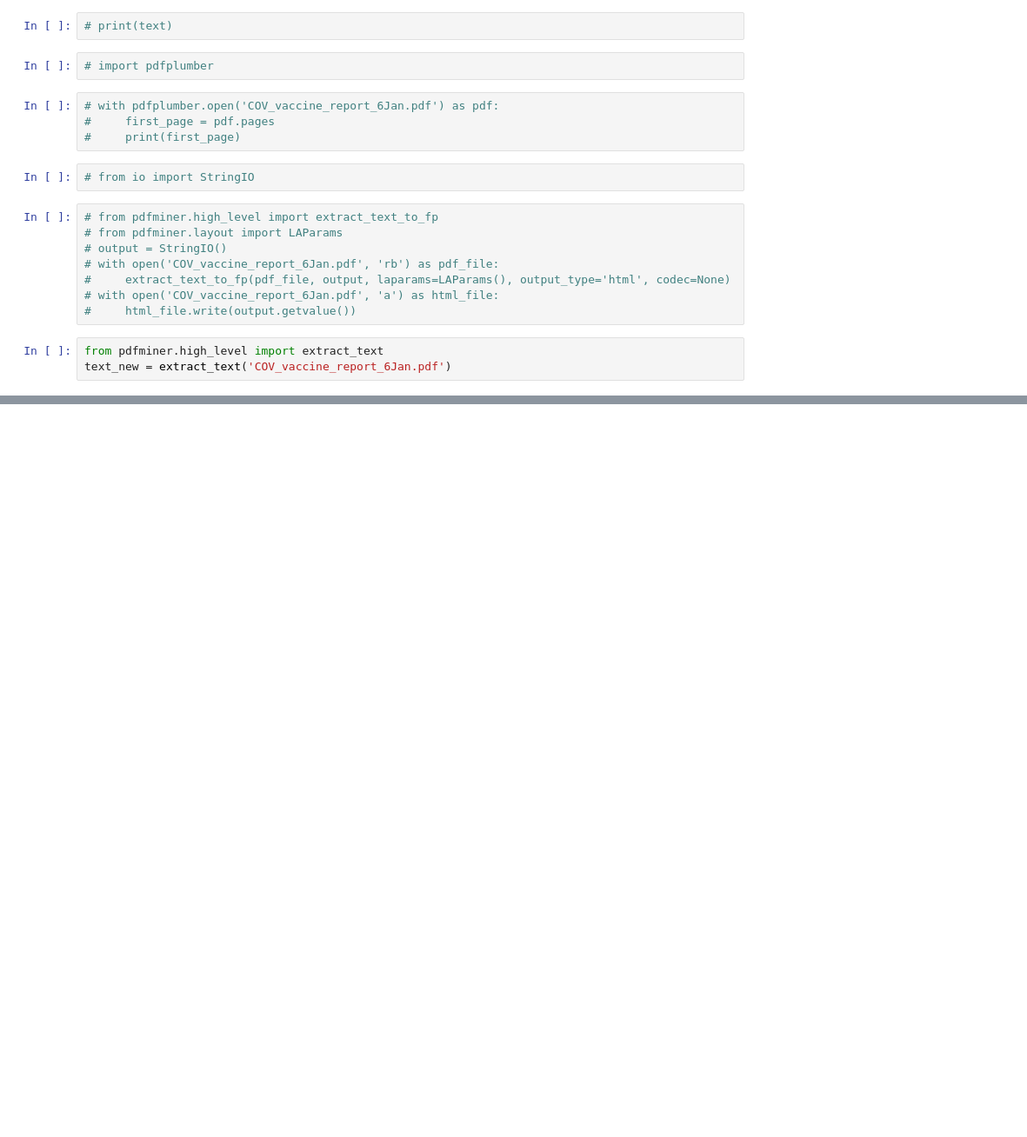
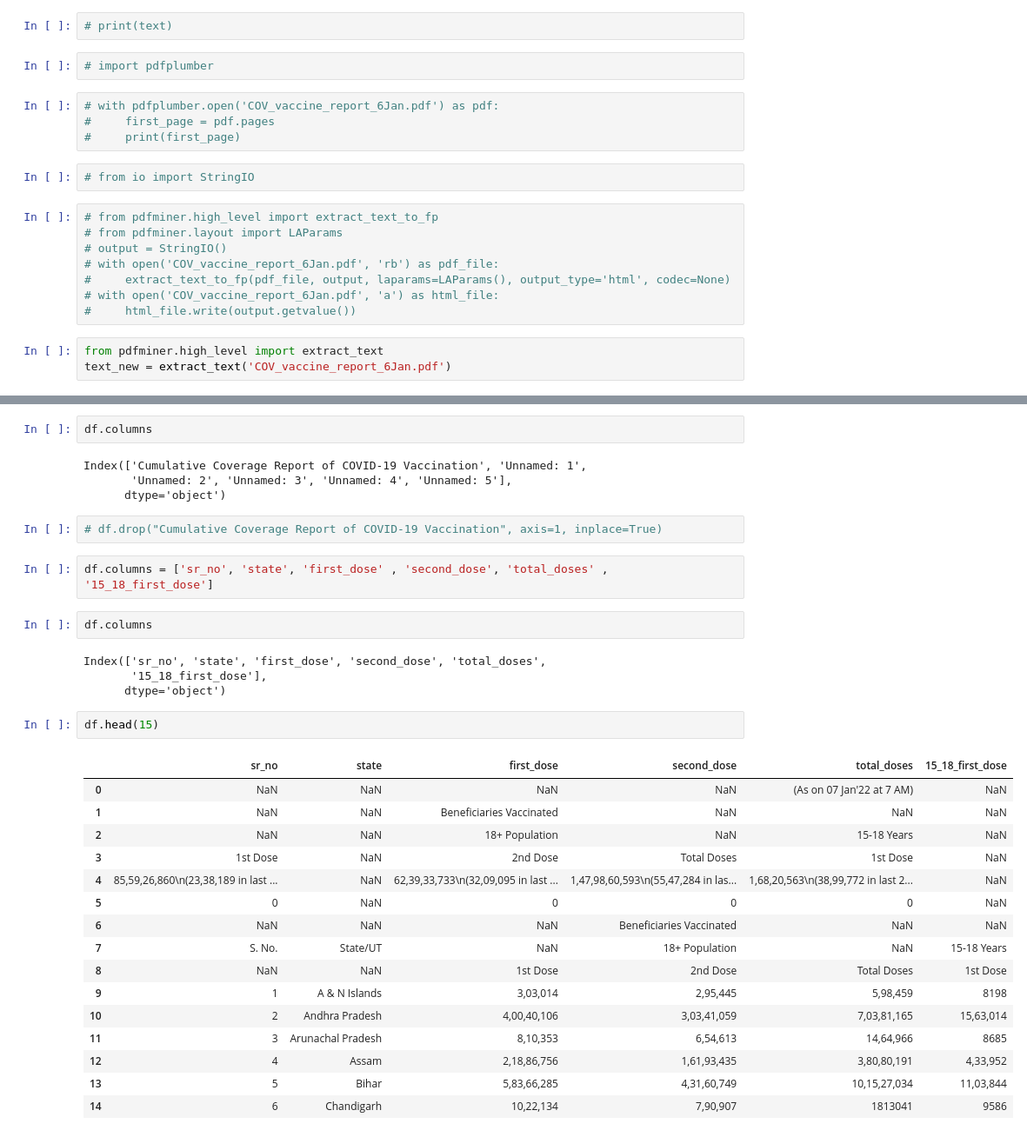
Before and after one commit to areenaarora/india-covid-analysis, a Jupyter notebook: vaccine-numbers.ipynb, the cells around one changed output, grey strips where cells are left out. Shown at 87% size. Drawn from its saved outputs; the diff is of its cells as text; blank space fills up the shorter version.

```diff
--- a/vaccine-numbers.ipynb
+++ b/vaccine-numbers.ipynb
@@ -68,0 +60,35 @@ Beneficiaries Vaccinated
+# %%
+df.columns
+# %% [output]
+Index(['Cumulative Coverage Report of COVID-19 Vaccination', 'Unnamed: 1',
+       'Unnamed: 2', 'Unnamed: 3', 'Unnamed: 4', 'Unnamed: 5'],
+      dtype='object')
+# %%
+# df.drop("Cumulative Coverage Report of COVID-19 Vaccination", axis=1, inplace=True)
+# %%
+df.columns = ['sr_no', 'state', 'first_dose' , 'second_dose', 'total_doses' , '15_18_first_dose']
+# %%
+df.columns
+# %% [output]
+Index(['sr_no', 'state', 'first_dose', 'second_dose', 'total_doses',
+       '15_18_first_dose'],
+      dtype='object')
+# %%
+df.head(15)
+# %% [output]
+|  | sr_no | state | first_dose | second_dose | total_doses | 15_18_first_dose |
+| 0 | NaN | NaN | NaN | NaN | (As on 07 Jan'22 at 7 AM) | NaN |
+| 1 | NaN | NaN | Beneficiaries Vaccinated | NaN | NaN | NaN |
+| 2 | NaN | NaN | 18+ Population | NaN | 15-18 Years | NaN |
+| 3 | 1st Dose | NaN | 2nd Dose | Total Doses | 1st Dose | NaN |
+| 4 | 85,59,26,860\n(23,38,189 in last ... | NaN | 62,39,33,733\n(32,09,095 in last ... | 1,47,98,60,593\n(55,47,284 in las... | 1,68,20,563\n(38,99,772 in last 2... | NaN |
+| 5 | 0 | NaN | 0 | 0 | 0 | NaN |
+| 6 | NaN | NaN | NaN | Beneficiaries Vaccinated | NaN | NaN |
+| 7 | S. No. | State/UT | NaN | 18+ Population | NaN | 15-18 Years |
+| 8 | NaN | NaN | 1st Dose | 2nd Dose | Total Doses | 1st Dose |
+| 9 | 1 | A & N Islands | 3,03,014 | 2,95,445 | 5,98,459 | 8198 |
+| 10 | 2 | Andhra Pradesh | 4,00,40,106 | 3,03,41,059 | 7,03,81,165 | 15,63,014 |
+| 11 | 3 | Arunachal Pradesh | 8,10,353 | 6,54,613 | 14,64,966 | 8685 |
+| 12 | 4 | Assam | 2,18,86,756 | 1,61,93,435 | 3,80,80,191 | 4,33,952 |
+| 13 | 5 | Bihar | 5,83,66,285 | 4,31,60,749 | 10,15,27,034 | 11,03,844 |
+| 14 | 6 | Chandigarh | 10,22,134 | 7,90,907 | 1813041 | 9586 |
```
Also changed, not shown: parts of 8 cells of this notebook, 2 other files.
